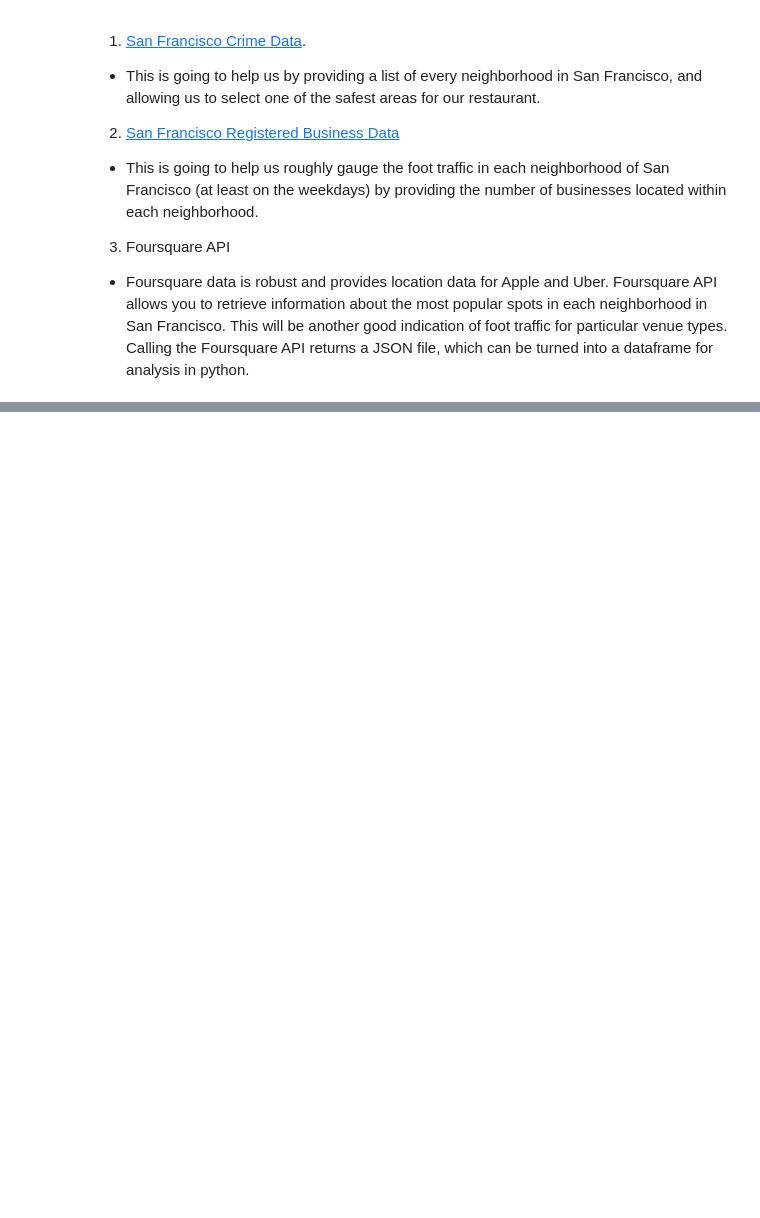
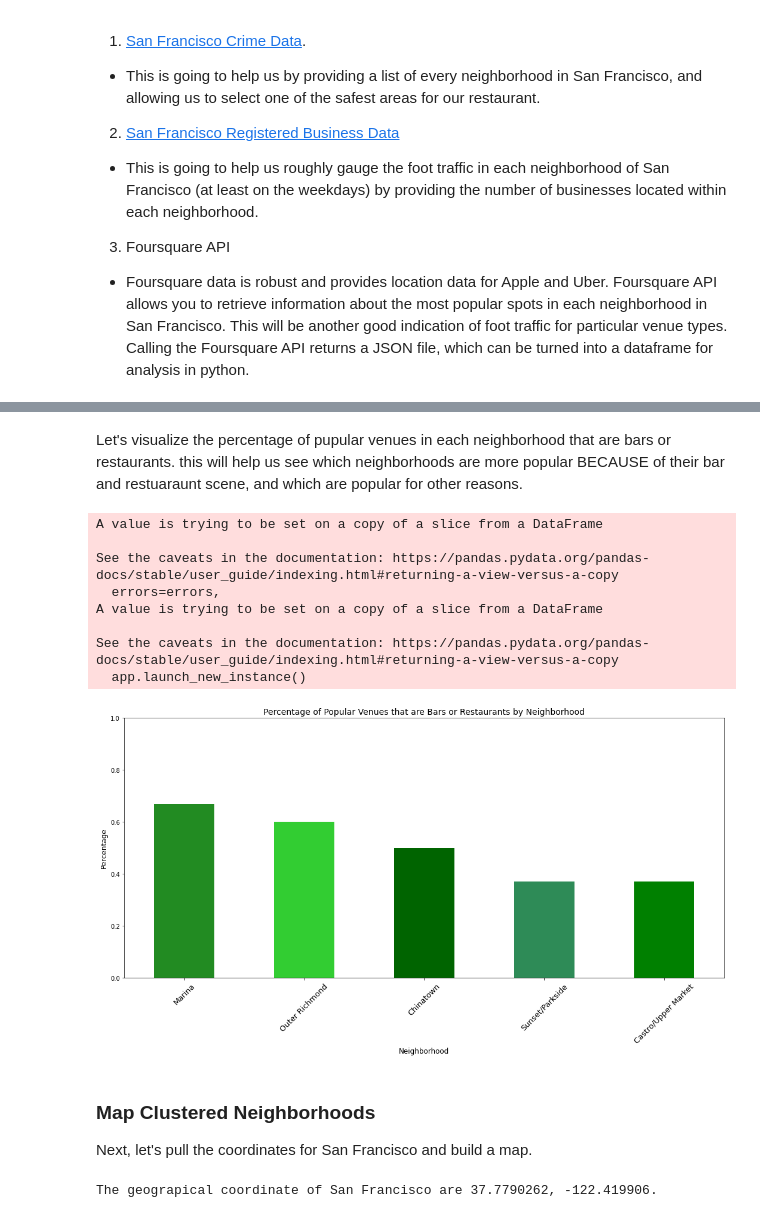
Before and after one commit to dipeshmerai/dipeshmerai, a Jupyter notebook: Dipesh San Francisco Restaurant Foursquare API .ipynb, the cells around one changed output, grey strips where cells are left out. Cells and saved outputs as stored; diff of their text form; code cells hidden in the pictures; blank space fills up the shorter version.

```diff
--- a/Dipesh San Francisco Restaurant Foursquare API .ipynb
+++ b/Dipesh San Francisco Restaurant Foursquare API .ipynb
@@ -34,0 +621,17 @@ Altogether, we are looking at three sets of data for our analysis:
+# %%
+# add clustering labels
+neighborhoods_venues_sorted.insert(0, 'Cluster Labels', kmeans.labels_)
+
+SF_merged = SF
+# %%
+# merge SF_grouped with SF_data to add latitude/longitude for each neighborhood
+SF_merged = SF_merged.join(neighborhoods_venues_sorted.set_index('Neighborhood'), on='Neighborhood')
+# %%
+#also including the number of bars and restaurants that each neighborhood has in its top 10 most popular spots.
+SF_merged["Bars and Restaurants"] = ""
+SF_merged.loc[SF_merged.Neighborhood == 'Sunset/Parkside', 'Bars and Restaurants'] = .37
+SF_merged.loc[SF_merged.Neighborhood == 'Outer Richmond', 'Bars and Restaurants'] = .6
+SF_merged.loc[SF_merged.Neighborhood == 'Marina', 'Bars and Restaurants'] = .67
+SF_merged.loc[SF_merged.Neighborhood == 'Castro/Upper Market', 'Bars and Restaurants'] = .37
+SF_merged.loc[SF_merged.Neighborhood == 'Chinatown', 'Bars and Restaurants'] = .5
+SF_merged['Bars and Restaurants'].astype(int)
@@ -34,0 +645,6 @@ Altogether, we are looking at three sets of data for our analysis:
+# %%
+SF_merged['Latitude'] = SF_merged['Latitude'].astype(float)
+SF_merged['Longitude'] = SF_merged['Longitude'].astype(float)
+SF_merged['Cluster Labels'] = SF_merged['Cluster Labels'].astype(int)
+
+SF_merged
@@ -34,0 +658,37 @@ Altogether, we are looking at three sets of data for our analysis:
+# %% [markdown]
+Let's visualize the percentage of pupular venues in each neighborhood that are bars or restaurants. this will help us see which neighborhoods are more popular BECAUSE of their bar and restuaraunt scene, and which are popular for other reasons.
+# %%
+SF_rb = SF_merged[['Neighborhood','Bars and Restaurants']]
+SF_rb.rename(columns={'Bars and Restaurants': 'Frequency'}, inplace = True)
+SF_rb.sort_values('Frequency', inplace = True, ascending = False)
+SF_rb.plot.bar(x='Neighborhood',y ='Frequency', rot = 45, figsize = (18, 8), legend = None, color = ['forestgreen','limegreen','darkgreen','seagreen','green','mediumseagreen'])
+plt.ylabel('Percentage', fontsize=12)
+plt.xticks(fontsize=13)
+plt.xlabel('Neighborhood', fontsize=12)
+plt.ylim(0,1)
+plt.title('Percentage of Popular Venues that are Bars or Restaurants by Neighborhood', fontsize = 14)
+plt.show()
+# %% [output]
+A value is trying to be set on a copy of a slice from a DataFrame
+
+See the caveats in the documentation: https://pandas.pydata.org/pandas-docs/stable/user_guide/indexing.html#returning-a-view-versus-a-copy
+  errors=errors,
+A value is trying to be set on a copy of a slice from a DataFrame
+
+See the caveats in the documentation: https://pandas.pydata.org/pandas-docs/stable/user_guide/indexing.html#returning-a-view-versus-a-copy
+  app.launch_new_instance()
+[figure, added]
+# %% [markdown]
+### Map Clustered Neighborhoods
+
+Next, let's pull the coordinates for San Francisco and build a map.
+# %%
+address = 'San Francisco, California'
+
+geolocator = Nominatim(user_agent="SF_explorer")
+location = geolocator.geocode(address)
+latitude = location.latitude
+longitude = location.longitude
+print('The geograpical coordinate of San Francisco are {}, {}.'.format(latitude, longitude))
+# %% [output]
+The geograpical coordinate of San Francisco are 37.7790262, -122.419906.
```
Also changed, not shown: parts of 51 cells of this notebook.
